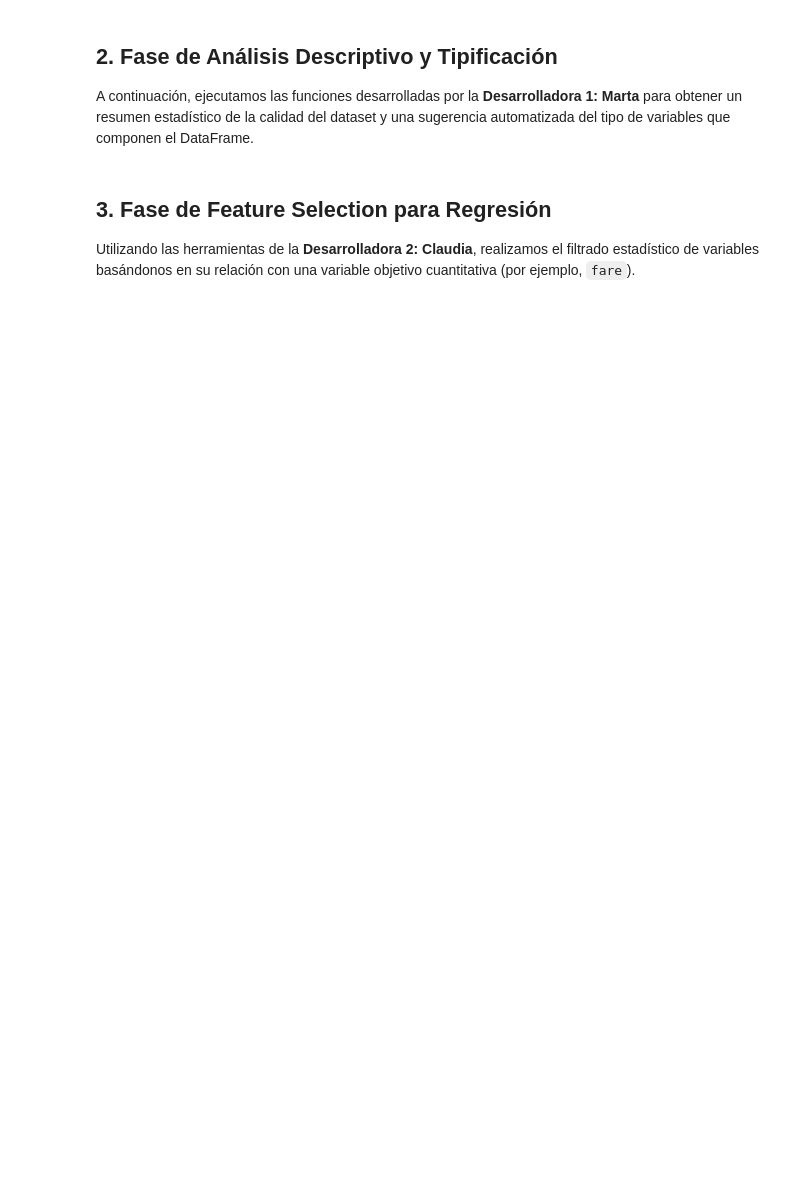
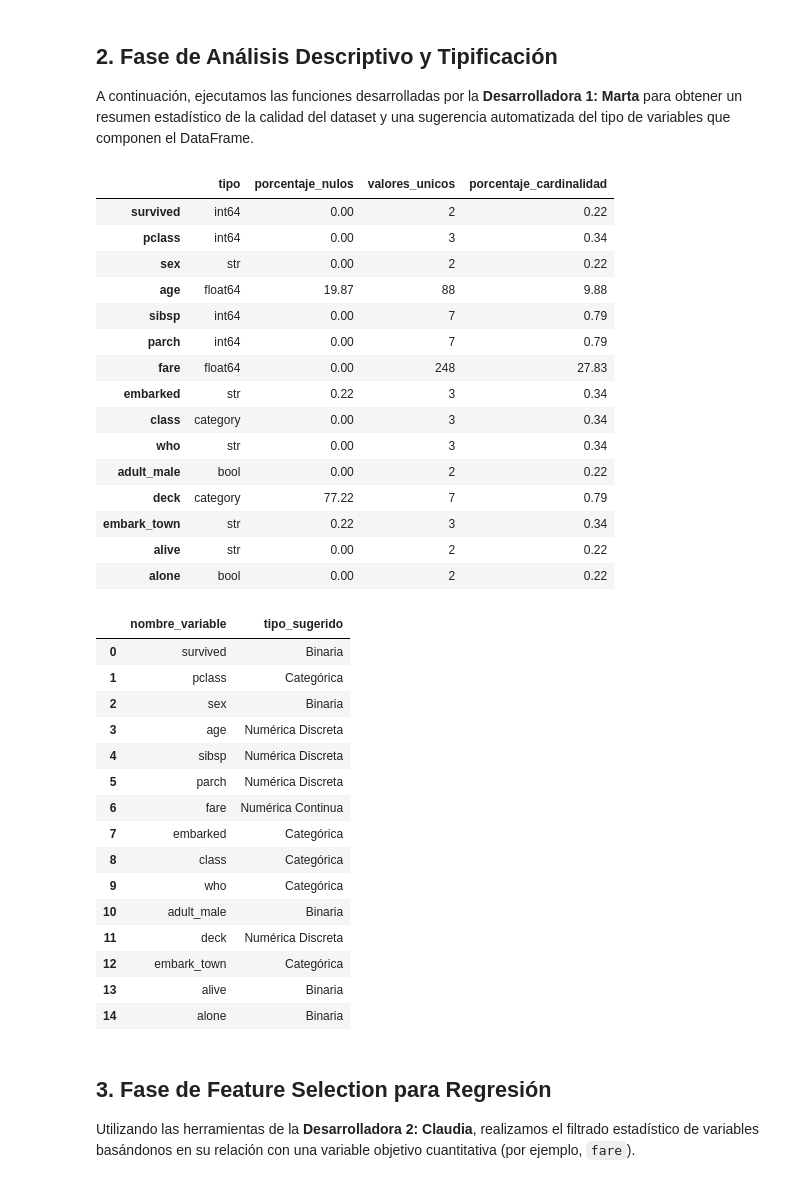
Before and after one commit to Mariasares/TC-ToolBox, a Jupyter notebook: notebooks/demo.ipynb, the cells around one changed output. Cells and saved outputs as stored; diff of their text form; code cells hidden in the pictures; blank space fills up the shorter version.

```diff
--- a/notebooks/demo.ipynb
+++ b/notebooks/demo.ipynb
@@ -30,12 +39,45 @@ A continuación, ejecutamos las funciones desarrolladas por la **Desarrolladora
 # %%
 # 2.1. Resumen descriptivo de nulos y cardinalidad
 df_resumen = tb.describe_df(df_titanic)
 display(df_resumen)
 
 # 2.2. Tipificación automática de variables
 # Editar los umbrales según el criterio que se considere
-df_tipos = tb.tipifica_variables(df_titanic, umbral_categoria=5, umbral_continua=10.0)
+df_tipos = tb.tipifica_variables(df_titanic, umbral_categorica=5, umbral_continua=10.0)
 display(df_tipos)
+# %% [output]
+|  | tipo | porcentaje_nulos | valores_unicos | porcentaje_cardinalidad |
+| survived | int64 | 0.00 | 2 | 0.22 |
+| pclass | int64 | 0.00 | 3 | 0.34 |
+| sex | str | 0.00 | 2 | 0.22 |
+| age | float64 | 19.87 | 88 | 9.88 |
+| sibsp | int64 | 0.00 | 7 | 0.79 |
+| parch | int64 | 0.00 | 7 | 0.79 |
+| fare | float64 | 0.00 | 248 | 27.83 |
+| embarked | str | 0.22 | 3 | 0.34 |
+| class | category | 0.00 | 3 | 0.34 |
+| who | str | 0.00 | 3 | 0.34 |
+| adult_male | bool | 0.00 | 2 | 0.22 |
+| deck | category | 77.22 | 7 | 0.79 |
+| embark_town | str | 0.22 | 3 | 0.34 |
+| alive | str | 0.00 | 2 | 0.22 |
+| alone | bool | 0.00 | 2 | 0.22 |
+|  | nombre_variable | tipo_sugerido |
+| 0 | survived | Binaria |
+| 1 | pclass | Categórica |
+| 2 | sex | Binaria |
+| 3 | age | Numérica Discreta |
+| 4 | sibsp | Numérica Discreta |
+| 5 | parch | Numérica Discreta |
+| 6 | fare | Numérica Continua |
+| 7 | embarked | Categórica |
+| 8 | class | Categórica |
+| 9 | who | Categórica |
+| 10 | adult_male | Binaria |
+| 11 | deck | Numérica Discreta |
+| 12 | embark_town | Categórica |
+| 13 | alive | Binaria |
+| 14 | alone | Binaria |
 # %% [markdown]
 ## 3. Fase de Feature Selection para Regresión
 
```
Also changed, not shown: parts of 6 cells of this notebook, 1 other file.
